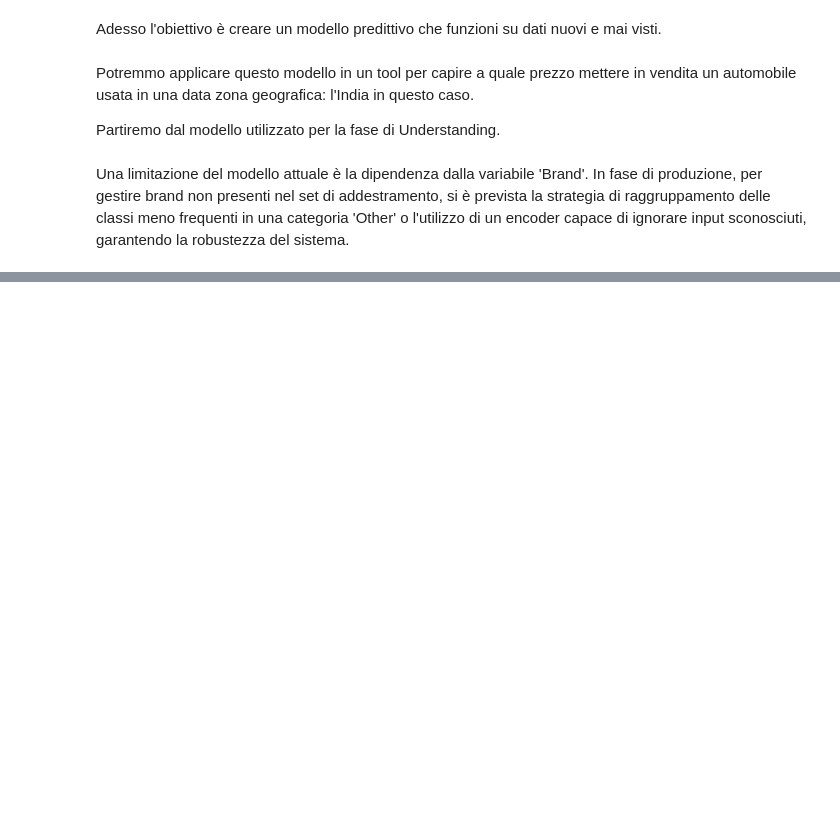
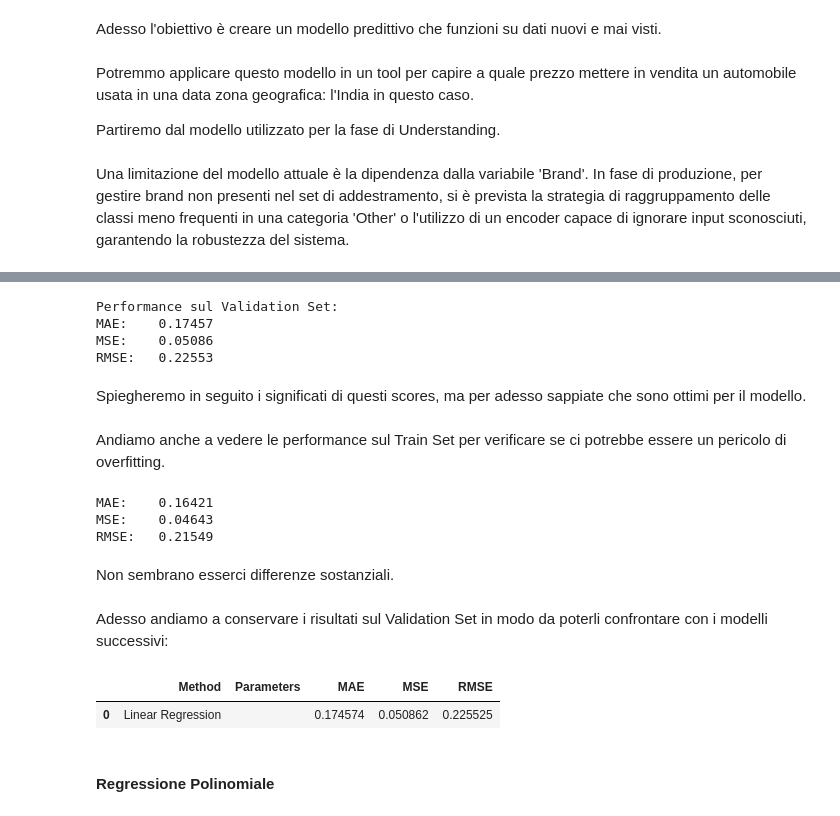
Before and after one commit to fragreco04/progetto-fad-2526, a Jupyter notebook: notebooks/drafts/part-2-3/ciccio_bella_copia.ipynb, the cells around one changed output, grey strips where cells are left out. Cells and saved outputs as stored; diff of their text form; code cells hidden in the pictures; blank space fills up the shorter version.

```diff
--- a/notebooks/drafts/part-2-3/ciccio_bella_copia.ipynb
+++ b/notebooks/drafts/part-2-3/ciccio_bella_copia.ipynb
@@ -357,0 +433,10 @@ Una limitazione del modello attuale è la dipendenza dalla variabile 'Brand'. In
+# %%
+from sklearn.linear_model import LinearRegression
+
+# 4. Creiamo un modello di Regressione Lineare
+linear_regressor = LinearRegression()
+linear_regressor.fit(X_train, y_train)
+
+# Stampiamo di coefficienti
+print(linear_regressor.coef_)
+print(linear_regressor.intercept_)
@@ -357,0 +452,61 @@ Una limitazione del modello attuale è la dipendenza dalla variabile 'Brand'. In
+# %%
+from sklearn.metrics import mean_absolute_error
+from sklearn.metrics import mean_squared_error
+from sklearn.metrics import root_mean_squared_error
+
+# Produciamo le previsioni sul val_set
+y_val_pred = linear_regressor.predict(X_val)
+
+# 5. Metriche sul Validation Set
+mae_val = mean_absolute_error(y_val, y_val_pred)
+mse_val = mean_squared_error(y_val, y_val_pred)
+rmse_val = root_mean_squared_error(y_val, y_val_pred)
+
+print("Performance sul Validation Set:")
+print(f"MAE:\t{mae_val:.5f}")
+print(f"MSE:\t{mse_val:.5f}")
+print(f"RMSE:\t{rmse_val:.5f}")
+# %% [output]
+Performance sul Validation Set:
+MAE:    0.17457
+MSE:    0.05086
+RMSE:   0.22553
+# %% [markdown]
+Spiegheremo in seguito i significati di questi scores, ma per adesso sappiate che sono ottimi per il modello.
+# %% [markdown]
+Andiamo anche a vedere le performance sul Train Set per verificare se ci potrebbe essere un pericolo di overfitting.
+# %%
+# 6. Metriche sul Train Set
+y_train_pred = linear_regressor.predict(X_train)
+
+mae_train = mean_absolute_error(y_train, y_train_pred)
+mse_train = mean_squared_error(y_train, y_train_pred)
+rmse_train = root_mean_squared_error(y_train, y_train_pred)
+
+print(f"MAE:\t{mae_train:.5f}")
+print(f"MSE:\t{mse_train:.5f}")
+print(f"RMSE:\t{rmse_train:.5f}")
+# %% [output]
+MAE:    0.16421
+MSE:    0.04643
+RMSE:   0.21549
+# %% [markdown]
+Non sembrano esserci differenze sostanziali.
+# %% [markdown]
+Adesso andiamo a conservare i risultati sul Validation Set in modo da poterli confrontare con i modelli successivi:
+# %%
+# 7. Conserviamo i risultati
+auto_usate_val_result = pd.DataFrame({
+    'Method': ['Linear Regression'],
+    'Parameters': [''],
+    'MAE': [mae_val],
+    'MSE': [mse_val],
+    'RMSE': [rmse_val]
+})
+
+auto_usate_val_result
+# %% [output]
+|  | Method | Parameters | MAE | MSE | RMSE |
+| 0 | Linear Regression |  | 0.174574 | 0.050862 | 0.225525 |
+# %% [markdown]
+#### Regressione Polinomiale
```
Also changed, not shown: parts of 22 cells of this notebook.
